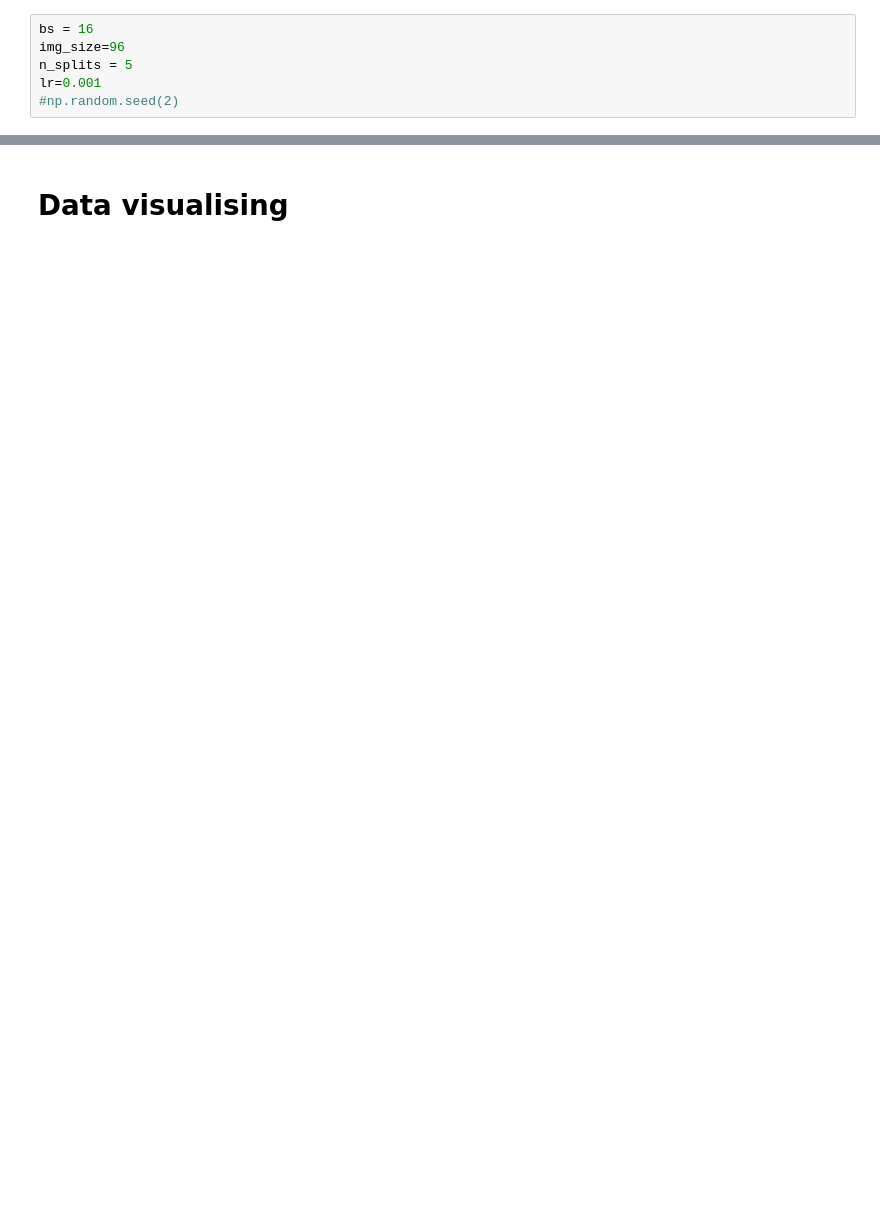
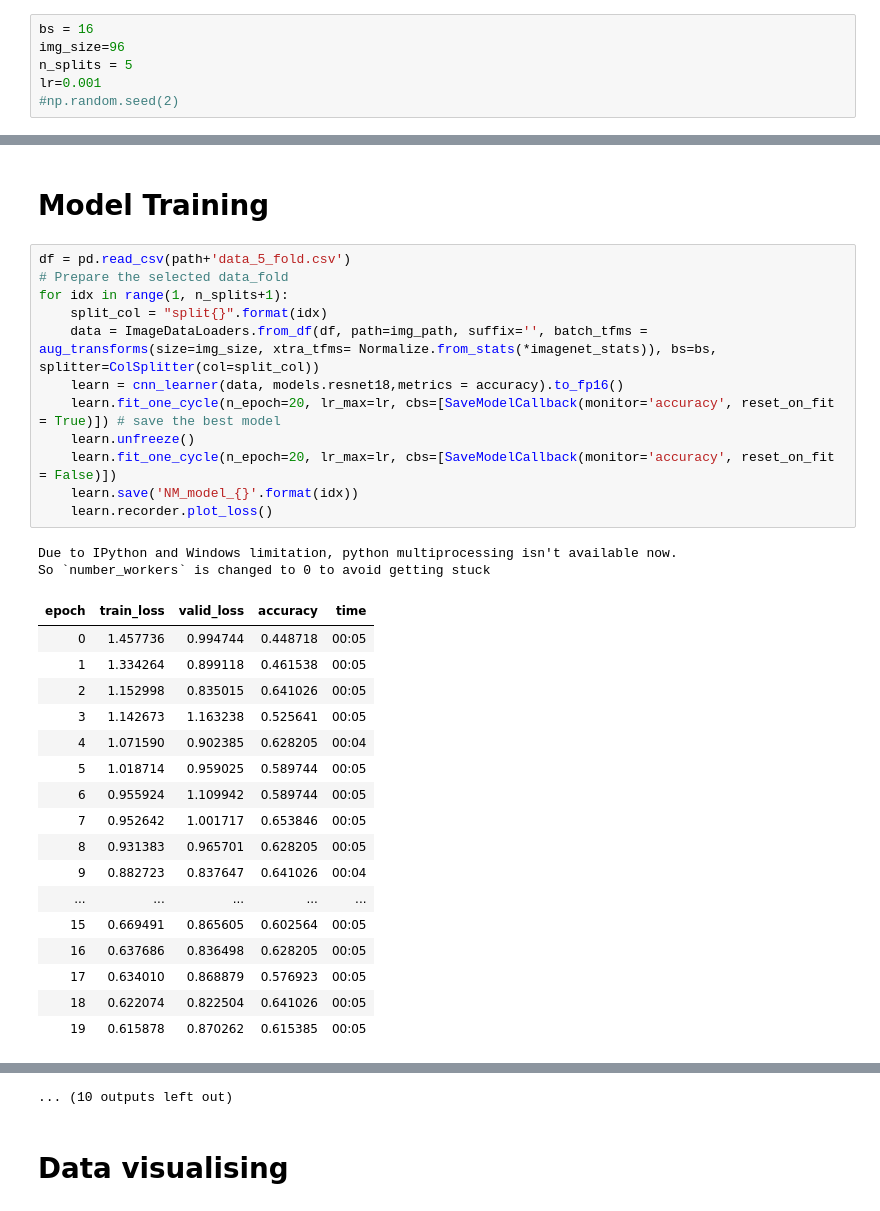
Before and after one commit to rotemorad/ML-for-classification, a Jupyter notebook: Classification_NM.ipynb, the cells around one changed output, grey strips where cells are left out. Drawn from its saved outputs; the diff is of its cells as text; blank space fills up the shorter version.

```diff
--- a/Classification_NM.ipynb
+++ b/Classification_NM.ipynb
@@ -224,0 +83,34 @@ So `number_workers` is changed to 0 to avoid getting stuck
+# %% [markdown]
+# Model Training
+# %%
+df = pd.read_csv(path+'data_5_fold.csv')
+# Prepare the selected data_fold
+for idx in range(1, n_splits+1):
+    split_col = "split{}".format(idx)
+    data = ImageDataLoaders.from_df(df, path=img_path, suffix='', batch_tfms = aug_transforms(size=img_size, xtra_tfms= Normalize.from_stats(*imagenet_stats)), bs=bs, splitter=ColSplitter(col=split_col))
+    learn = cnn_learner(data, models.resnet18,metrics = accuracy).to_fp16()
+    learn.fit_one_cycle(n_epoch=20, lr_max=lr, cbs=[SaveModelCallback(monitor='accuracy', reset_on_fit = True)]) # save the best model
+    learn.unfreeze()
+    learn.fit_one_cycle(n_epoch=20, lr_max=lr, cbs=[SaveModelCallback(monitor='accuracy', reset_on_fit = False)])
+    learn.save('NM_model_{}'.format(idx))
+    learn.recorder.plot_loss()
+# %% [output]
+Due to IPython and Windows limitation, python multiprocessing isn't available now.
+So `number_workers` is changed to 0 to avoid getting stuck
+| epoch | train_loss | valid_loss | accuracy | time |
+| 0 | 1.457736 | 0.994744 | 0.448718 | 00:05 |
+| 1 | 1.334264 | 0.899118 | 0.461538 | 00:05 |
+| 2 | 1.152998 | 0.835015 | 0.641026 | 00:05 |
+| 3 | 1.142673 | 1.163238 | 0.525641 | 00:05 |
+| 4 | 1.071590 | 0.902385 | 0.628205 | 00:04 |
+| 5 | 1.018714 | 0.959025 | 0.589744 | 00:05 |
+| 6 | 0.955924 | 1.109942 | 0.589744 | 00:05 |
+| 7 | 0.952642 | 1.001717 | 0.653846 | 00:05 |
+| 8 | 0.931383 | 0.965701 | 0.628205 | 00:05 |
+| 9 | 0.882723 | 0.837647 | 0.641026 | 00:04 |
+| ... | ... | ... | ... | ... |
+| 15 | 0.669491 | 0.865605 | 0.602564 | 00:05 |
+| 16 | 0.637686 | 0.836498 | 0.628205 | 00:05 |
+| 17 | 0.634010 | 0.868879 | 0.576923 | 00:05 |
+| 18 | 0.622074 | 0.822504 | 0.641026 | 00:05 |
+| 19 | 0.615878 | 0.870262 | 0.615385 | 00:05 |
@@ -225,3 +228,4 @@ So `number_workers` is changed to 0 to avoid getting stuck
+... (10 outputs left out)
 # %% [markdown]
 # Data visualising
 # %%
```
Also changed, not shown: parts of 20 cells of this notebook.
